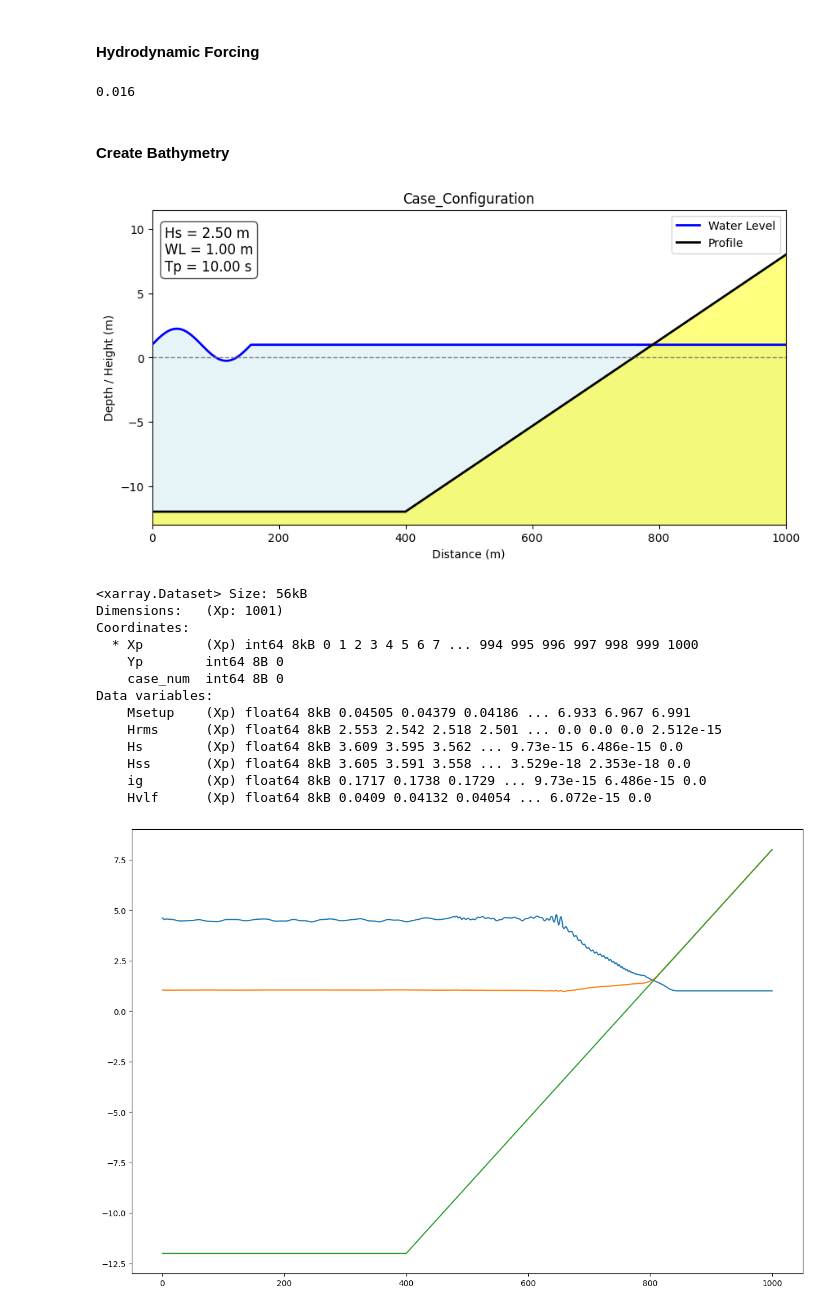
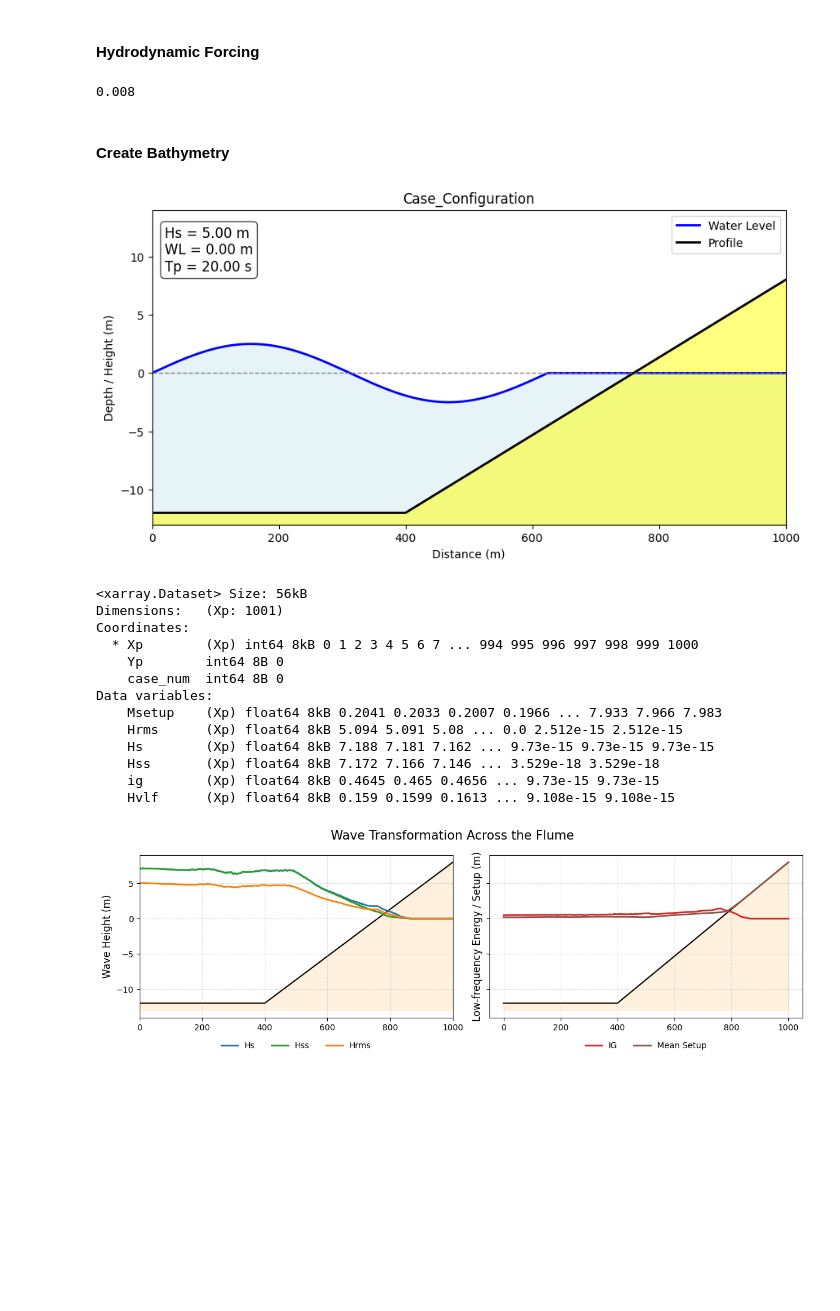
Before and after one commit to pablo-aloalg/ONDAS_Swash, a Jupyter notebook: 01_Swash_test.ipynb, the cells around one changed output. Drawn from its saved outputs; the diff is of its cells as text; code cells hidden in the pictures; blank space fills up the shorter version.

Commit message:
Fix post-process plot

```diff
--- a/01_Swash_test.ipynb
+++ b/01_Swash_test.ipynb
@@ -25,14 +25,14 @@ output_dir = '/workspaces/ONDAS_Swash/cases'
 # %% [markdown]
 #### Hydrodynamic Forcing
 # %%
-Hs = 2.5
-Tp = 10.0
+Hs = 5.0
+Tp = 20
 Hs_L0 =  round((2 * np.pi * (Hs)) / (9.81 * (Tp ** 2)),4)  # Should be between 0.005 and 0.05
-WL = 1.0
+WL = 0.0
 # %%
 Hs_L0
 # %% [output]
-0.016
+0.008
 # %% [markdown]
 #### Create Bathymetry
 # %%
@@ -45,7 +45,7 @@ x_profile, depth_array = linear_profile(h0=h0, Ltotal=Ltotal, Wconst=Wfore, slop
 # %%
 plot_case_config(x=x_profile, z=depth_array, wave_height=Hs, wave_period = Tp, WL=WL)
 # %% [output]
-[figure, old version]
+[figure, new version]
 # %%
 metamodel_parameters = pd.DataFrame({'Hs': Hs, 'Hs_L0': Hs_L0, 'WL': WL}, index=[0]).to_dict(orient='list')
 fixed_parameters = {
@@ -79,18 +79,53 @@ Coordinates:
     Yp        int64 8B 0
     case_num  int64 8B 0
 Data variables:
-    Msetup    (Xp) float64 8kB 0.04505 0.04379 0.04186 ... 6.933 6.967 6.991
-    Hrms      (Xp) float64 8kB 2.553 2.542 2.518 2.501 ... 0.0 0.0 0.0 2.512e-15
-    Hs        (Xp) float64 8kB 3.609 3.595 3.562 ... 9.73e-15 6.486e-15 0.0
-    Hss       (Xp) float64 8kB 3.605 3.591 3.558 ... 3.529e-18 2.353e-18 0.0
-    ig        (Xp) float64 8kB 0.1717 0.1738 0.1729 ... 9.73e-15 6.486e-15 0.0
-    Hvlf      (Xp) float64 8kB 0.0409 0.04132 0.04054 ... 6.072e-15 0.0
+    Msetup    (Xp) float64 8kB 0.2041 0.2033 0.2007 0.1966 ... 7.933 7.966 7.983
+    Hrms      (Xp) float64 8kB 5.094 5.091 5.08 ... 0.0 2.512e-15 2.512e-15
+    Hs        (Xp) float64 8kB 7.188 7.181 7.162 ... 9.73e-15 9.73e-15 9.73e-15
+    Hss       (Xp) float64 8kB 7.172 7.166 7.146 ... 3.529e-18 3.529e-18
+    ig        (Xp) float64 8kB 0.4645 0.465 0.4656 ... 9.73e-15 9.73e-15
+    Hvlf      (Xp) float64 8kB 0.159 0.1599 0.1613 ... 9.108e-15 9.108e-15
 # %%
-fig, axs = plt.subplots(1,1, figsize=(15,10))
+import matplotlib.pyplot as plt
+import numpy as np
 
-axs.plot(postprocessed.Xp.values,postprocessed.Hs.values + 1)
-axs.plot(postprocessed.Xp.values, postprocessed.Msetup.values + 1)
-axs.plot(postprocessed.Xp.values, depth_array)
+fig, axs = plt.subplots(1, 2, figsize=(12,4), sharey=True)
+
+ax1 = axs[0]
+ax1.plot(postprocessed.Xp, postprocessed.Hs, label='Hs', color='tab:blue', lw=2)
+ax1.plot(postprocessed.Xp, postprocessed.Hss, label='Hss', color='tab:green', lw=2)
+ax1.plot(postprocessed.Xp, postprocessed.Hrms, label='Hrms', color='tab:orange', lw=2)
+
+ax1.fill_between(np.arange(0, len(depth_array)), depth_array, np.min(depth_array)-1,
+                 color='navajowhite', alpha=0.4, zorder=0)
+ax1.plot(np.arange(0, len(depth_array)), depth_array, color='k', lw=1.5, zorder=1)
+
+ax1.set_ylabel('Wave Height (m)', fontsize=12)
+ax1.grid(True, ls='--', alpha=0.4)
+ax1.legend(loc='upper right', fontsize=10, ncol=2, frameon=True)
+
+ax2 = axs[1]
+ax2.plot(postprocessed.Xp, postprocessed.ig, label='IG', color='tab:red', lw=2)
+ax2.plot(postprocessed.Xp, postprocessed.Msetup, label='Mean Setup', color='tab:brown', lw=2)
+
+ax2.fill_between(np.arange(0, len(depth_array)), depth_array, np.min(depth_array)-1,
+                 color='navajowhite', alpha=0.4, zorder=0)
+ax2.plot(np.arange(0, len(depth_array)), depth_array, color='k', lw=1.5, zorder=1)
+
+ax2.set_ylabel('Low-frequency Energy / Setup (m)', fontsize=12)
+ax2.grid(True, ls='--', alpha=0.4)
+ax2.legend(loc='upper right', fontsize=10, ncol=2, frameon=True)
+
+axs[0].set_xlim([np.min(postprocessed.Xp), np.max(postprocessed.Xp)])
+
+ax1.legend(loc='upper center', bbox_to_anchor=(0.5, -0.1),
+           ncol=3, fontsize=10, frameon=False)
+ax2.legend(loc='upper center', bbox_to_anchor=(0.5, -0.1),
+           ncol=2, fontsize=10, frameon=False)
+
+fig.suptitle('Wave Transformation Across the Flume', fontsize=15)
+
+plt.tight_layout()
 plt.show()
 # %% [output]
-[figure, old version]
+[figure, new version]
```
Also changed, not shown: 10 other files.
